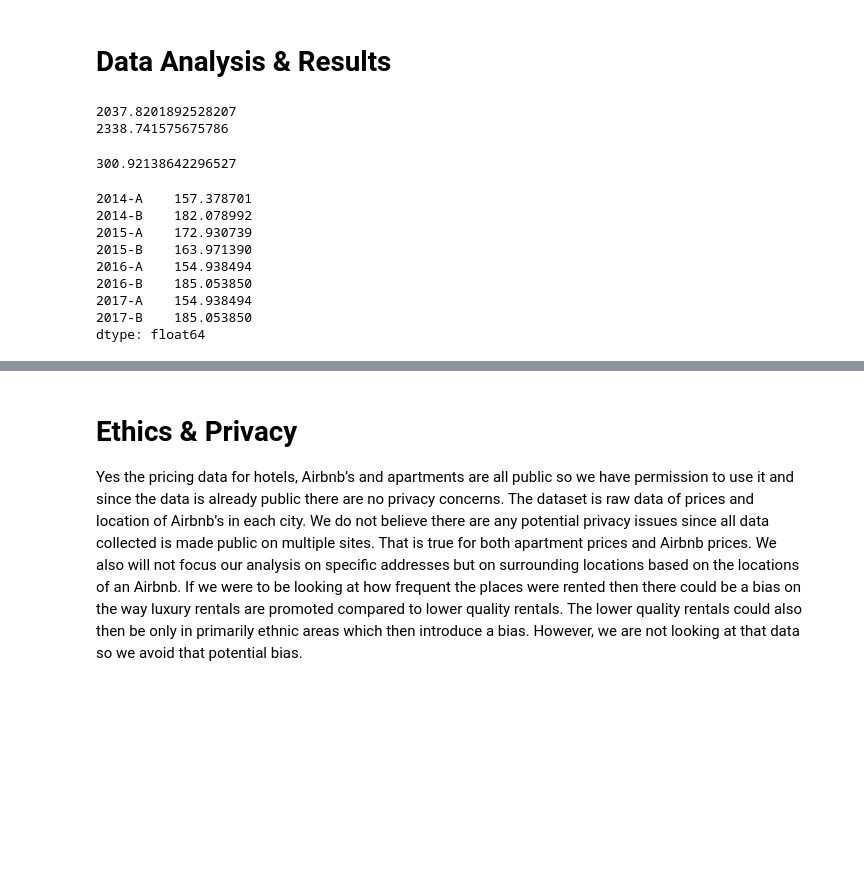
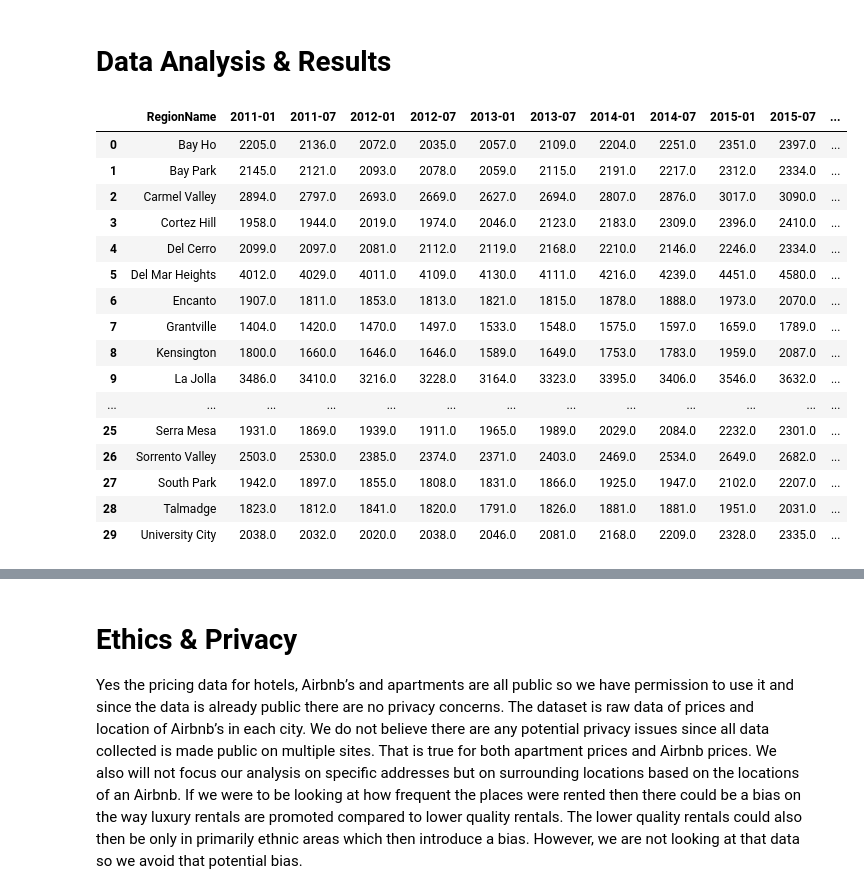
Before and after one commit to aaronaher619/COGS-108-Final-Project, a Jupyter notebook: Final_Project.ipynb, the cells around one changed output, grey strips where cells are left out. Drawn from its saved outputs; the diff is of its cells as text; code cells hidden in the pictures; blank space fills up the shorter version.

```diff
--- a/Final_Project.ipynb
+++ b/Final_Project.ipynb
@@ -251,23 +247,2 @@ University City
 # %% [markdown]
 # Data Analysis & Results
-# %%
-series = df_zillow_rent.mean()
-print(series.iloc[0:6].mean())
-print(series.iloc[7:17].mean())
-series.iloc[7:17].mean() - series.iloc[0:6].mean()
-# %% [output]
-2037.8201892528207
-2338.741575675786
-300.92138642296527
-# %%
-df_airbnb_2.mean()
-# %% [output]
-2014-A    157.378701
-2014-B    182.078992
-2015-A    172.930739
-2015-B    163.971390
-2016-A    154.938494
-2016-B    185.053850
-2017-A    154.938494
-2017-B    185.053850
-dtype: float64
@@ -273,0 +271,23 @@ dtype: float64
+# %%
+df_zillow_rent = df_zillow_rent.dropna()
+df_zillow_rent = df_zillow_rent.reset_index()
+df_zillow_rent = df_zillow_rent.drop(columns = 'index', axis = 1 )
+df_zillow_rent
+# %% [output]
+|  | RegionName | 2011-01 | 2011-07 | 2012-01 | 2012-07 | 2013-01 | 2013-07 | 2014-01 | 2014-07 | 2015-01 | 2015-07 | ... |
+| 0 | Bay Ho | 2205.0 | 2136.0 | 2072.0 | 2035.0 | 2057.0 | 2109.0 | 2204.0 | 2251.0 | 2351.0 | 2397.0 | ... |
+| 1 | Bay Park | 2145.0 | 2121.0 | 2093.0 | 2078.0 | 2059.0 | 2115.0 | 2191.0 | 2217.0 | 2312.0 | 2334.0 | ... |
+| 2 | Carmel Valley | 2894.0 | 2797.0 | 2693.0 | 2669.0 | 2627.0 | 2694.0 | 2807.0 | 2876.0 | 3017.0 | 3090.0 | ... |
+| 3 | Cortez Hill | 1958.0 | 1944.0 | 2019.0 | 1974.0 | 2046.0 | 2123.0 | 2183.0 | 2309.0 | 2396.0 | 2410.0 | ... |
+| 4 | Del Cerro | 2099.0 | 2097.0 | 2081.0 | 2112.0 | 2119.0 | 2168.0 | 2210.0 | 2146.0 | 2246.0 | 2334.0 | ... |
+| 5 | Del Mar Heights | 4012.0 | 4029.0 | 4011.0 | 4109.0 | 4130.0 | 4111.0 | 4216.0 | 4239.0 | 4451.0 | 4580.0 | ... |
+| 6 | Encanto | 1907.0 | 1811.0 | 1853.0 | 1813.0 | 1821.0 | 1815.0 | 1878.0 | 1888.0 | 1973.0 | 2070.0 | ... |
+| 7 | Grantville | 1404.0 | 1420.0 | 1470.0 | 1497.0 | 1533.0 | 1548.0 | 1575.0 | 1597.0 | 1659.0 | 1789.0 | ... |
+| 8 | Kensington | 1800.0 | 1660.0 | 1646.0 | 1646.0 | 1589.0 | 1649.0 | 1753.0 | 1783.0 | 1959.0 | 2087.0 | ... |
+| 9 | La Jolla | 3486.0 | 3410.0 | 3216.0 | 3228.0 | 3164.0 | 3323.0 | 3395.0 | 3406.0 | 3546.0 | 3632.0 | ... |
+| ... | ... | ... | ... | ... | ... | ... | ... | ... | ... | ... | ... | ... |
+| 25 | Serra Mesa | 1931.0 | 1869.0 | 1939.0 | 1911.0 | 1965.0 | 1989.0 | 2029.0 | 2084.0 | 2232.0 | 2301.0 | ... |
+| 26 | Sorrento Valley | 2503.0 | 2530.0 | 2385.0 | 2374.0 | 2371.0 | 2403.0 | 2469.0 | 2534.0 | 2649.0 | 2682.0 | ... |
+| 27 | South Park | 1942.0 | 1897.0 | 1855.0 | 1808.0 | 1831.0 | 1866.0 | 1925.0 | 1947.0 | 2102.0 | 2207.0 | ... |
+| 28 | Talmadge | 1823.0 | 1812.0 | 1841.0 | 1820.0 | 1791.0 | 1826.0 | 1881.0 | 1881.0 | 1951.0 | 2031.0 | ... |
+| 29 | University City | 2038.0 | 2032.0 | 2020.0 | 2038.0 | 2046.0 | 2081.0 | 2168.0 | 2209.0 | 2328.0 | 2335.0 | ... |
```
Also changed, not shown: parts of 4 cells of this notebook.
